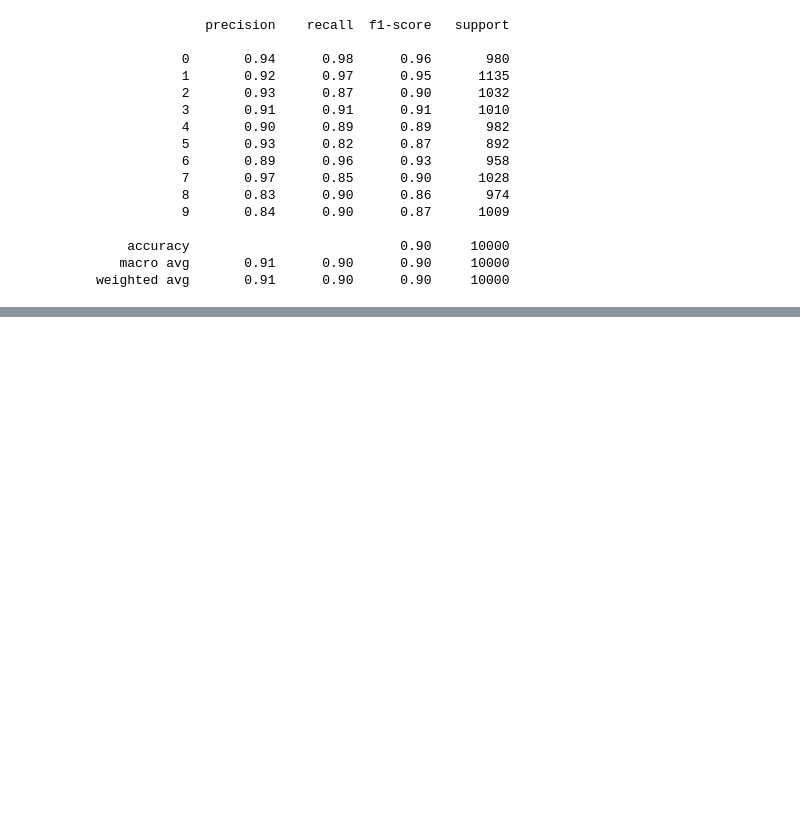
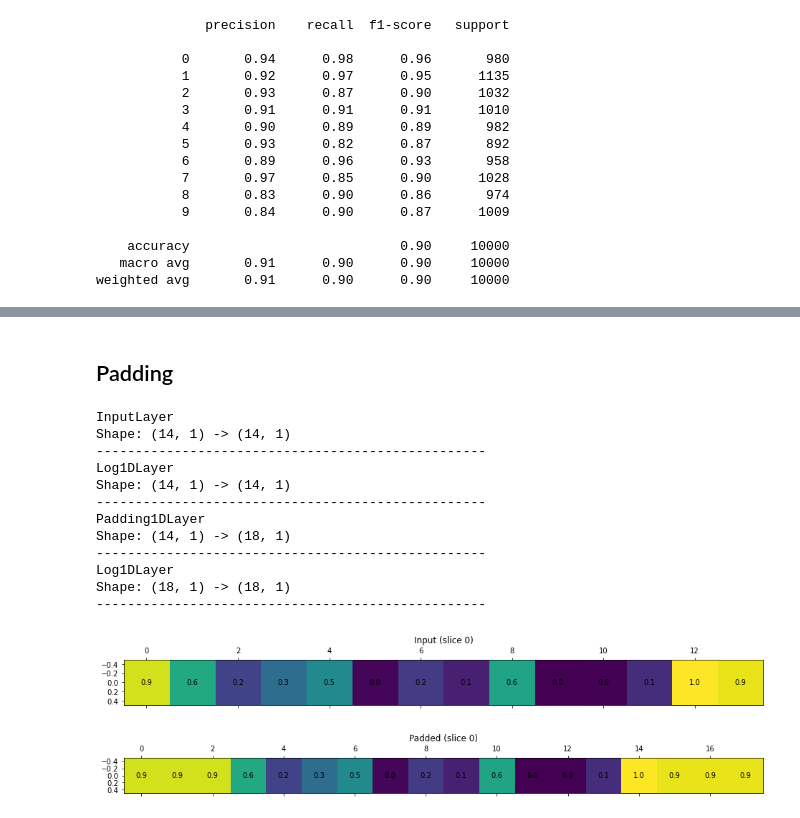
Before and after one commit to klima7/CNN-From-Scratch, a Jupyter notebook: test.ipynb, the cells around one changed output, grey strips where cells are left out. Drawn from its saved outputs; the diff is of its cells as text; code cells hidden in the pictures; blank space fills up the shorter version.

```diff
--- a/test.ipynb
+++ b/test.ipynb
@@ -74,0 +135,28 @@ weighted avg       0.91      0.90      0.90     10000
+# %% [markdown]
+## Padding
+# %%
+layers = [
+    InputLayer((14, 1)),
+    Log1DLayer('Input'),
+    Padding1DLayer('edge', 2),
+    Log1DLayer('Padded'),
+]
+
+model = NeuralNetwork(layers)
+model.summary()
+model.predict(data1D)
+# %% [output]
+InputLayer
+Shape: (14, 1) -> (14, 1)
+--------------------------------------------------
+Log1DLayer
+Shape: (14, 1) -> (14, 1)
+--------------------------------------------------
+Padding1DLayer
+Shape: (14, 1) -> (18, 1)
+--------------------------------------------------
+Log1DLayer
+Shape: (18, 1) -> (18, 1)
+--------------------------------------------------
+[figure, added]
+[figure, added]
```
Also changed, not shown: parts of 19 cells of this notebook.
